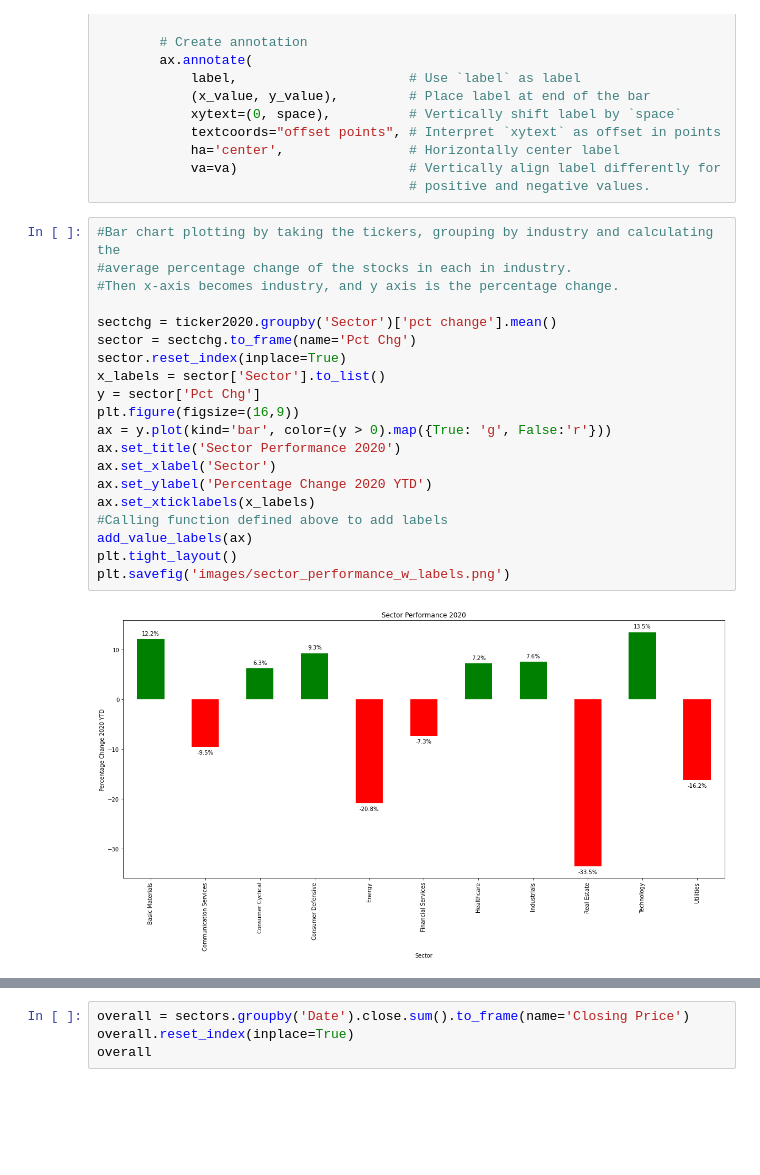
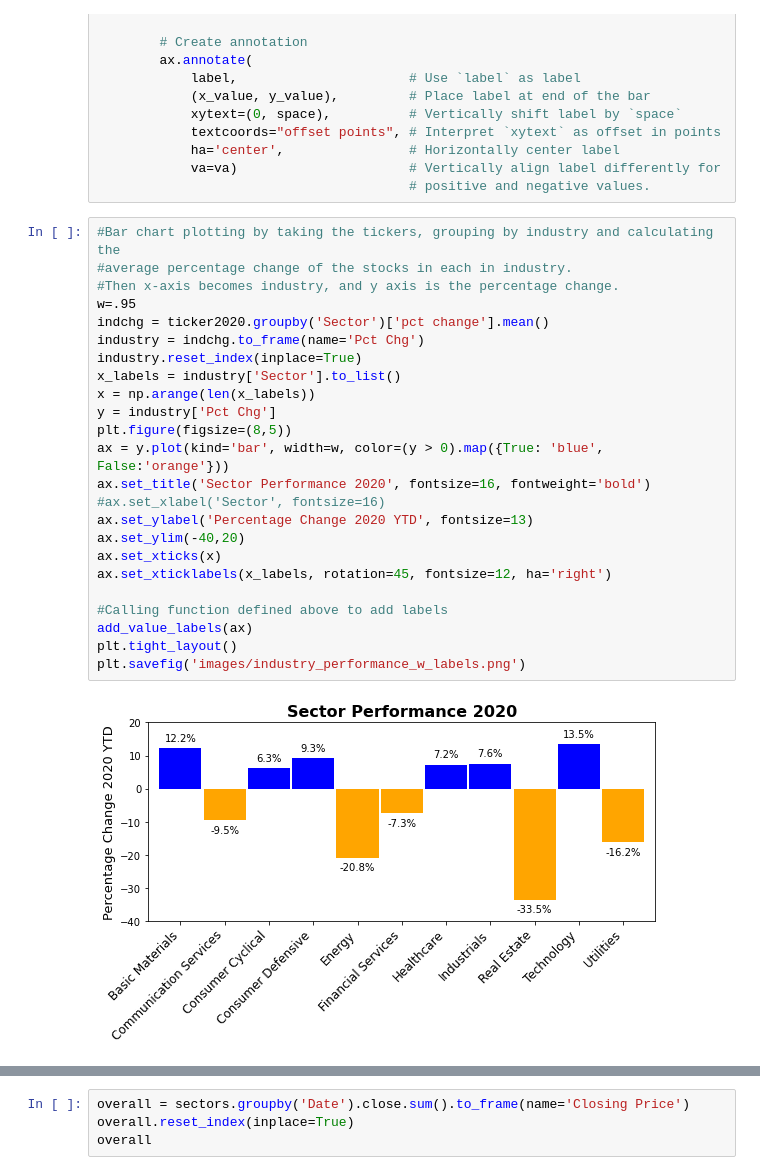
Before and after one commit to andresALLDAY/Project1, a Jupyter notebook: industry_plots.ipynb, the cells around one changed output, grey strips where cells are left out. Cells and saved outputs as stored; diff of their text form; blank space fills up the shorter version.

Commit message:
switched sectors/industries. updated font size and image size

```diff
--- a/industry_plots.ipynb
+++ b/industry_plots.ipynb
@@ -81,22 +81,26 @@ def add_value_labels(ax, spacing=5):
 # %%
 #Bar chart plotting by taking the tickers, grouping by industry and calculating the
 #average percentage change of the stocks in each in industry.
 #Then x-axis becomes industry, and y axis is the percentage change.
+w=.95
+indchg = ticker2020.groupby('Sector')['pct change'].mean()
+industry = indchg.to_frame(name='Pct Chg')
+industry.reset_index(inplace=True)
+x_labels = industry['Sector'].to_list()
+x = np.arange(len(x_labels))
+y = industry['Pct Chg']
+plt.figure(figsize=(8,5))
+ax = y.plot(kind='bar', width=w, color=(y > 0).map({True: 'blue', False:'orange'}))
+ax.set_title('Sector Performance 2020', fontsize=16, fontweight='bold')
+#ax.set_xlabel('Sector', fontsize=16)
+ax.set_ylabel('Percentage Change 2020 YTD', fontsize=13)
+ax.set_ylim(-40,20)
+ax.set_xticks(x)
+ax.set_xticklabels(x_labels, rotation=45, fontsize=12, ha='right')
 
-sectchg = ticker2020.groupby('Sector')['pct change'].mean()
-sector = sectchg.to_frame(name='Pct Chg')
-sector.reset_index(inplace=True)
-x_labels = sector['Sector'].to_list()
-y = sector['Pct Chg']
-plt.figure(figsize=(16,9))
-ax = y.plot(kind='bar', color=(y > 0).map({True: 'g', False:'r'}))
-ax.set_title('Sector Performance 2020')
-ax.set_xlabel('Sector')
-ax.set_ylabel('Percentage Change 2020 YTD')
-ax.set_xticklabels(x_labels)
 #Calling function defined above to add labels
 add_value_labels(ax)
 plt.tight_layout()
-plt.savefig('images/sector_performance_w_labels.png')
+plt.savefig('images/industry_performance_w_labels.png')
 # %% [output]
-[figure, old version]
+[figure, new version]
```
Also changed, not shown: parts of 8 cells of this notebook, 54 other files.
